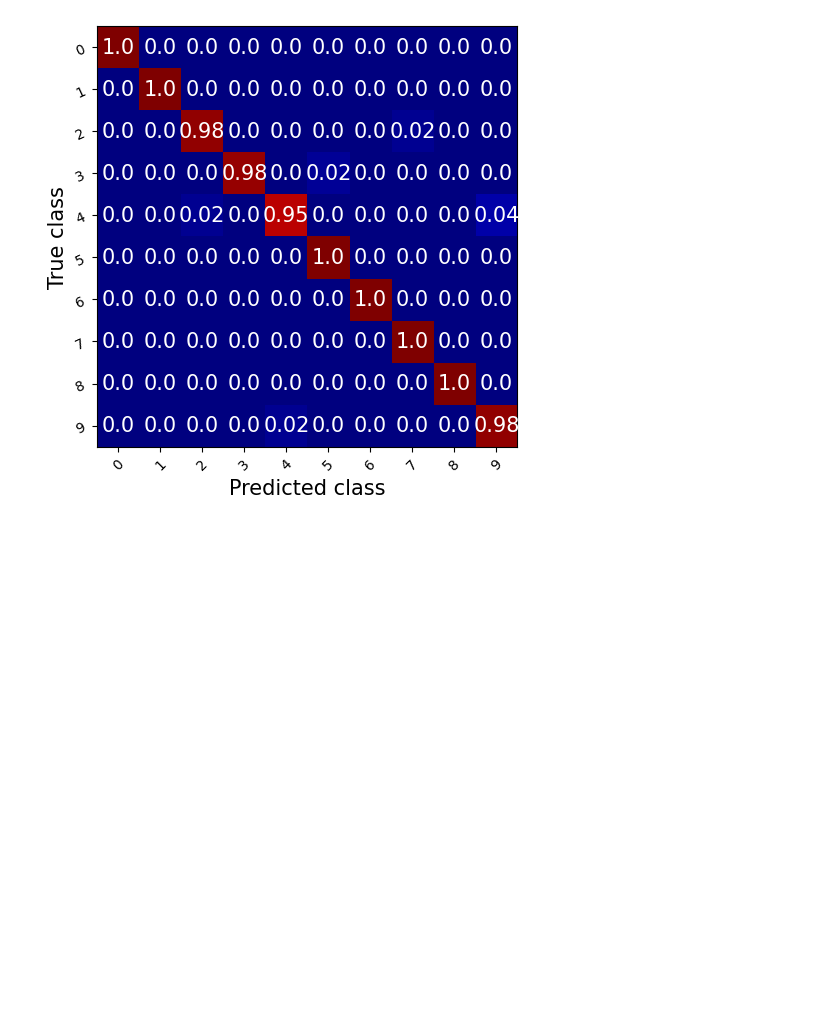
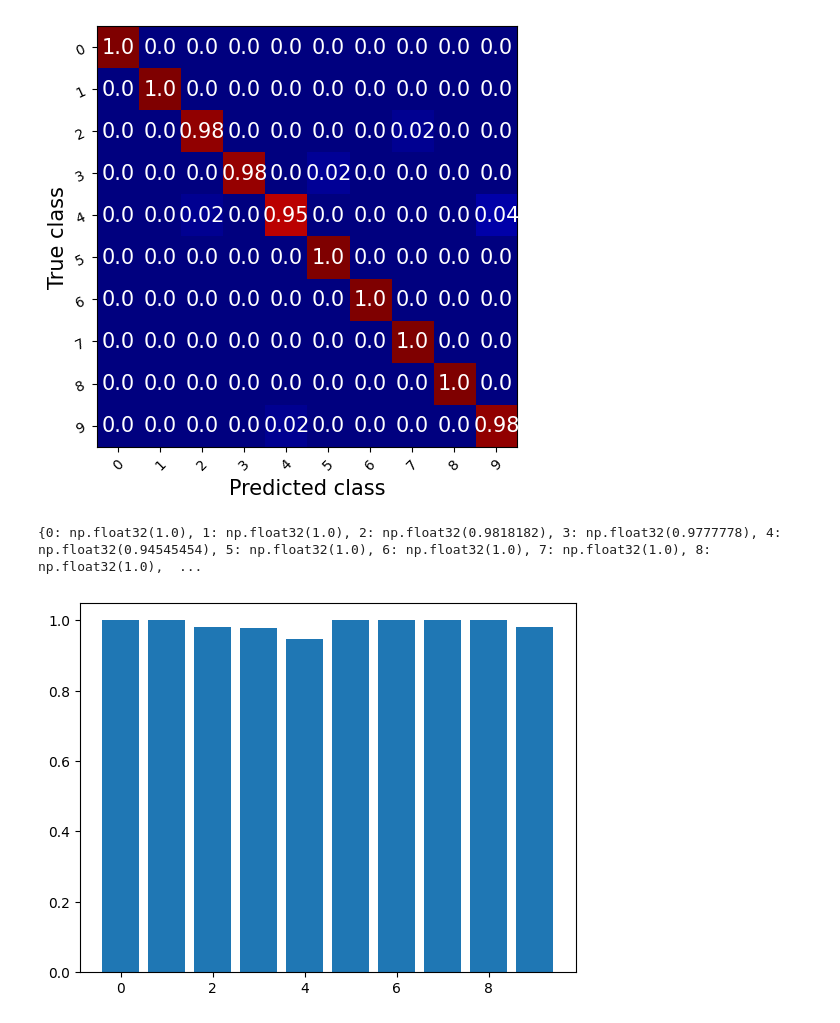
Before and after one commit to jmsaavedrar/machine_learning, a Jupyter notebook: mnist/eval_mnist.ipynb, the cells around one changed output. Drawn from its saved outputs; the diff is of its cells as text; code cells hidden in the pictures; blank space fills up the shorter version.

```diff
--- a/mnist/eval_mnist.ipynb
+++ b/mnist/eval_mnist.ipynb
@@ -133,5 +127,7 @@ with open(fvalid) as f :
         iname = os.path.join(datapath, iname)
         data.append((iname, int(icl)))
 print(data)
+for item in data :
+  print(item)
 # %% [output]
 [('/content/MNIST-5000/valid_images/digit_mnist_00131_6.png', 6), ('/content/MNIST-5000/valid_images/digit_mnist_00105_9.png', 9), ('/content/MNIST-5000/valid_images/digit_mnist_00002_2.png', 2), ('/c ...
@@ -146,9 +158,9 @@ def predict(fimage) :
     return (cls, probs[cls])
 # %%
 result = []
-for fimage, cls in data :
-    cls_p, prob_p = predict(fimage)
-    result.append([cls, cls_p])
+for fimage, cls_real in data :
+    cls_predicted, prob_p = predict(fimage)
+    result.append([cls_real, cls_predicted])
 
 result = np.array(result)
 print(result)
@@ -185,3 +197,21 @@ cm.plot(x, cmap = 'jet')
 [figure]
 # %%
 #compute acc per class
+acc_per_class = {}
+for cl in range(0,10) :
+  idx = np.where(result[:,0] == cl )[0]
+  acc = np.equal(result[idx,0], result[idx,1]).astype(np.float32).mean()
+  acc_per_class[cl] = acc
+
+print(acc_per_class)
+# for cl in acc_per_class:
+#   print('cl {} acc {}'.format(cl, acc_per_class[item]))
+# %% [output]
+{0: np.float32(1.0), 1: np.float32(1.0), 2: np.float32(0.9818182), 3: np.float32(0.9777778), 4: np.float32(0.94545454), 5: np.float32(1.0), 6: np.float32(1.0), 7: np.float32(1.0), 8: np.float32(1.0),  ...
+# %%
+clases = [item[0] for item in acc_per_class.items()]
+acc_clases = [item[1] for item in acc_per_class.items()]
+plt.bar(clases, acc_clases)
+plt.show()
+# %% [output]
+[figure, added]
```
Also changed, not shown: parts of 6 cells of this notebook.
